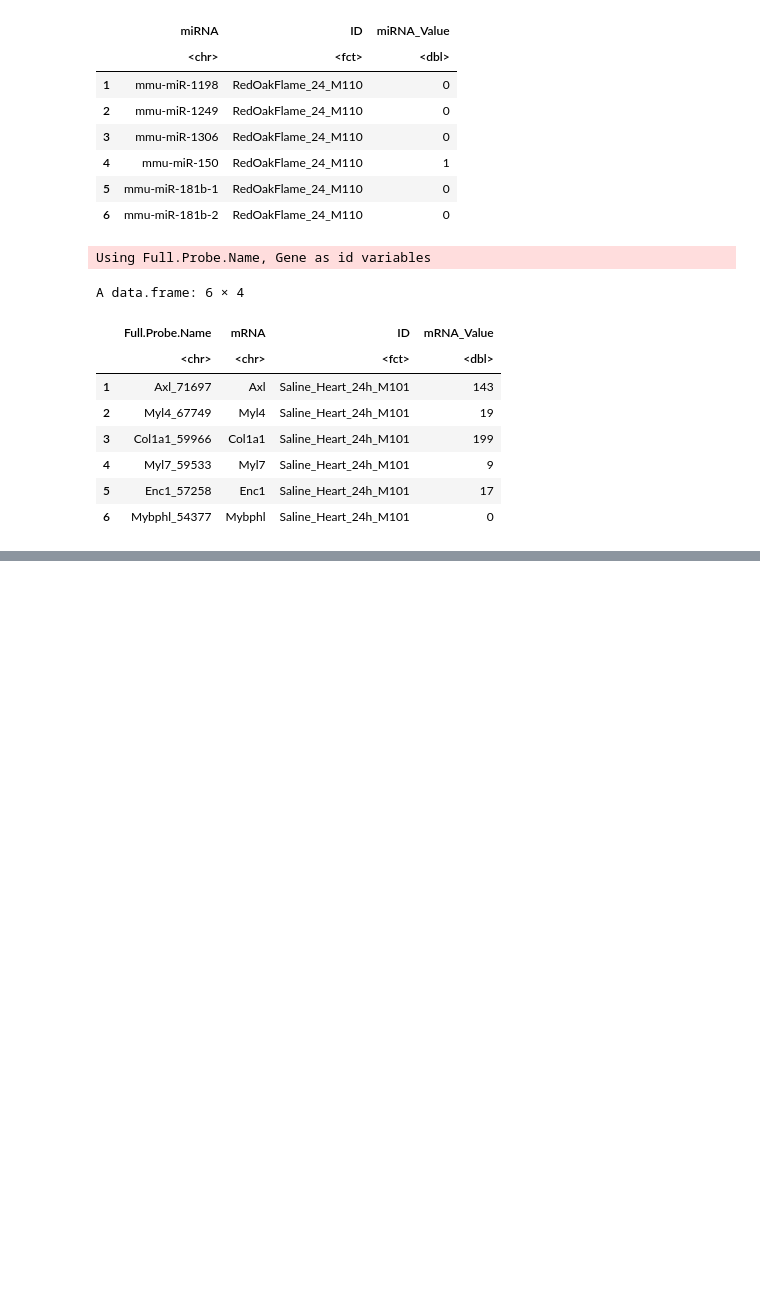
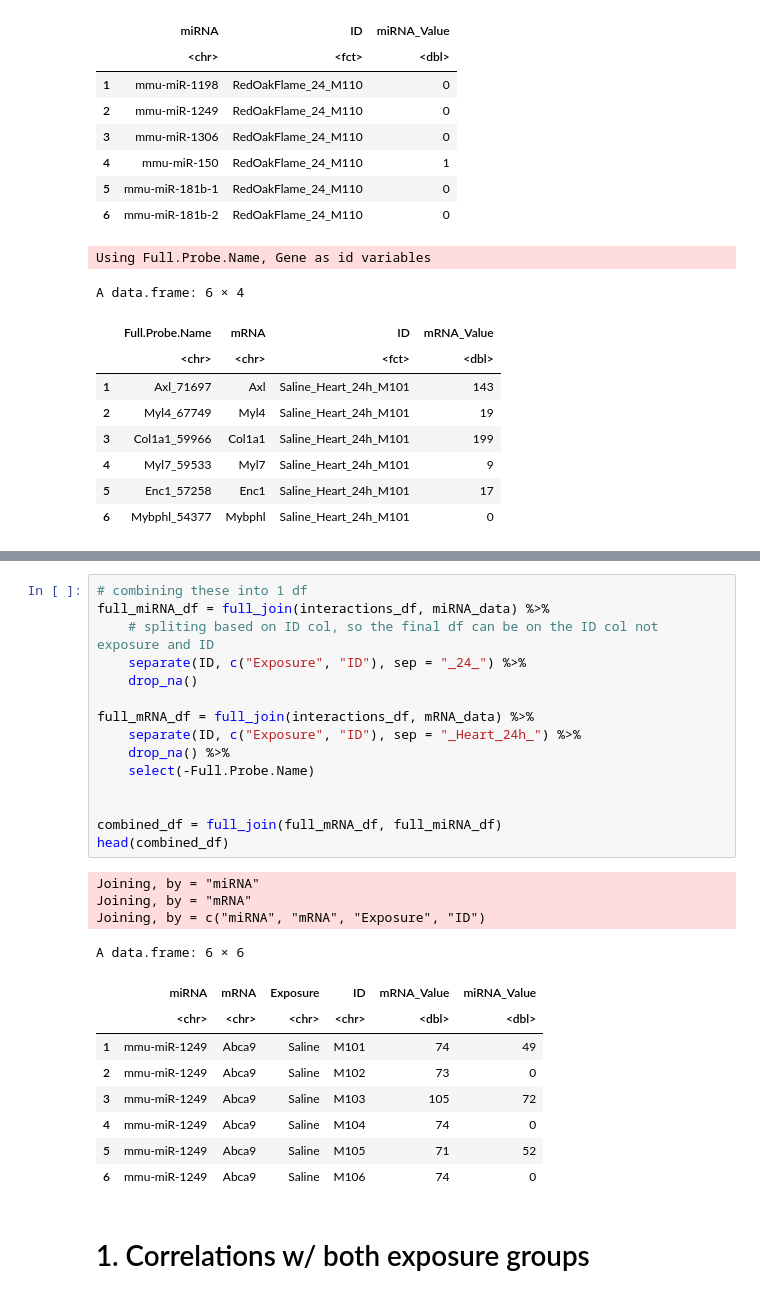
Before and after one commit to UNC-CEMALB/P1005_Miscellaneous-Analyses, a Jupyter notebook: 1. Wildfire Mouse EVs/Correlation Analysis.ipynb, the cells around one changed output, grey strips where cells are left out. Saved outputs shown, nothing was run; the diff lists cells and outputs as text; blank space fills up the shorter version.

```diff
--- a/1. Wildfire Mouse EVs/Correlation Analysis.ipynb
+++ b/1. Wildfire Mouse EVs/Correlation Analysis.ipynb
@@ -139,0 +128,30 @@ A data.frame: 13884 × 4
+# %%
+# combining these into 1 df
+full_miRNA_df = full_join(interactions_df, miRNA_data) %>%
+    # spliting based on ID col, so the final df can be on the ID col not exposure and ID
+    separate(ID, c("Exposure", "ID"), sep = "_24_") %>%
+    drop_na()
+
+full_mRNA_df = full_join(interactions_df, mRNA_data) %>%
+    separate(ID, c("Exposure", "ID"), sep = "_Heart_24h_") %>%
+    drop_na() %>%
+    select(-Full.Probe.Name)
+
+
+combined_df = full_join(full_mRNA_df, full_miRNA_df)
+head(combined_df)
+# %% [output]
+Joining, by = "miRNA"
+Joining, by = "mRNA"
+Joining, by = c("miRNA", "mRNA", "Exposure", "ID")
+A data.frame: 6 × 6
+|  | miRNA | mRNA | Exposure | ID | mRNA_Value | miRNA_Value |
+|  | <chr> | <chr> | <chr> | <chr> | <dbl> | <dbl> |
+| 1 | mmu-miR-1249 | Abca9 | Saline | M101 | 74 | 49 |
+| 2 | mmu-miR-1249 | Abca9 | Saline | M102 | 73 | 0 |
+| 3 | mmu-miR-1249 | Abca9 | Saline | M103 | 105 | 72 |
+| 4 | mmu-miR-1249 | Abca9 | Saline | M104 | 74 | 0 |
+| 5 | mmu-miR-1249 | Abca9 | Saline | M105 | 71 | 52 |
+| 6 | mmu-miR-1249 | Abca9 | Saline | M106 | 74 | 0 |
+# %% [markdown]
+# 1. Correlations w/ both exposure groups
```
Also changed, not shown: parts of 6 cells of this notebook.
